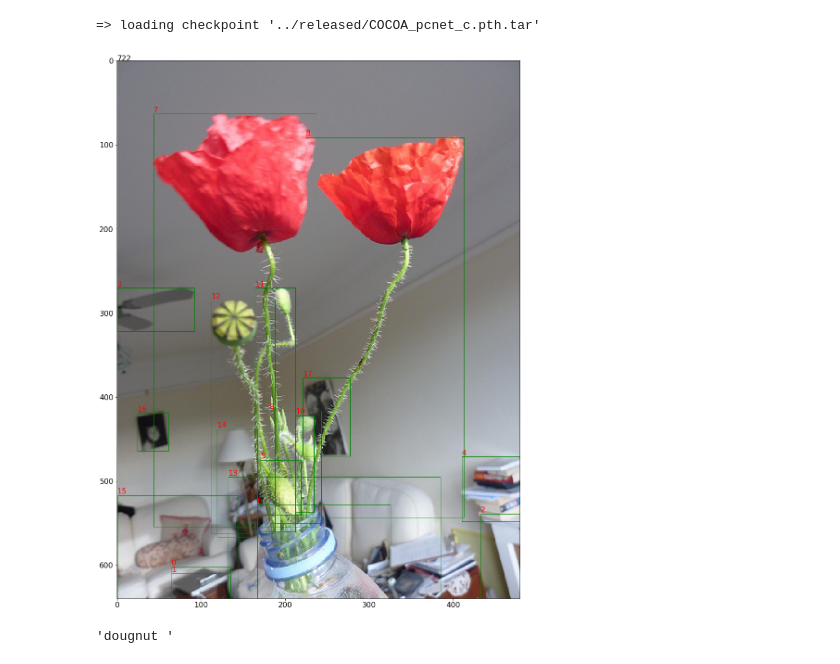
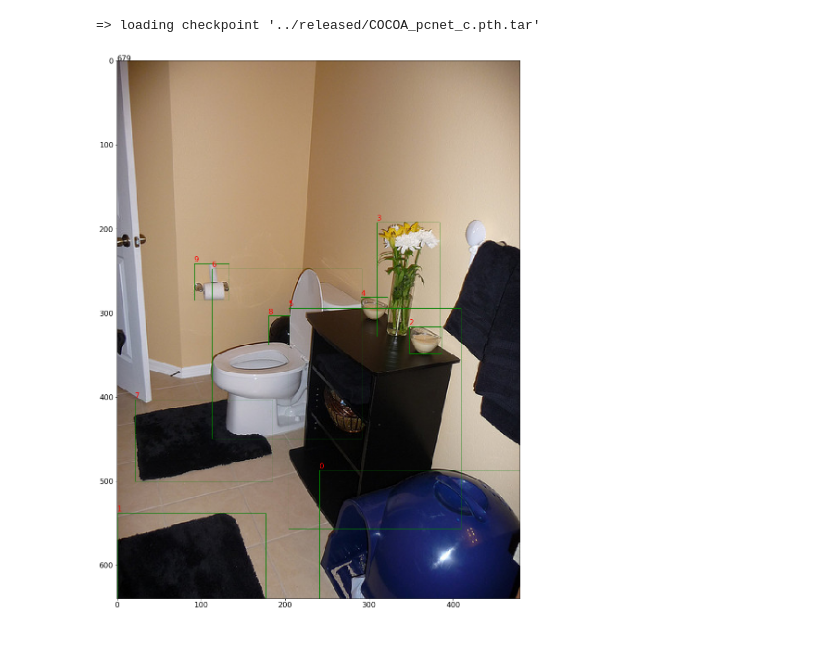
Before and after one commit to XiaohangZhan/deocclusion, a Jupyter notebook: demos/demo_cocoa.ipynb, the cells around one changed output. Cells and saved outputs as stored; diff of their text form; code cells hidden in the pictures.

```diff
--- a/demos/demo_cocoa.ipynb
+++ b/demos/demo_cocoa.ipynb
@@ -30,5 +28,20 @@ pydensecrf not installed
 # %%
-#
+# functions
+
+def read_annot(fn, h, w):
+    with open(fn, 'r') as f:
+        ann = json.load(f)
+    ret_modal, ret_bboxes, ret_category, ret_amodal = [], [], [], []
+    for reg in ann['regions']:
+        modal, bbox, category = read_COCOA(reg, h, w)
+        ret_modal.append(modal)
+        ret_bboxes.append(bbox)
+        ret_category.append(category)
+        amodal = maskUtils.decode(maskUtils.merge(
+            maskUtils.frPyObjects([reg['segmentation']], h, w)))
+        ret_amodal.append(amodal)
+    return np.array(ret_modal), np.array(ret_category), np.array(ret_bboxes), np.array(ret_amodal)
+
 def simple_inpaint(pcnetc, rgb, input_size, invisible_mask, dilate, bbox=None):
     h, w = rgb.shape[:2]
     if bbox is None:
@@ -123,56 +137,26 @@ matting_model = Matting(
     'GCAMatting/config/gca-dist-all-data.toml',
     'GCAMatting/checkpoints/gca-dist-all-data/gca-dist-all-data.pth')
 # %%
-img_idx = np.random.choice(data_reader.get_image_length())
-# img_idx = 86 # good example 10,11,12,13,14
-# img_idx = 103 # good 9
-# img_idx = 106 # good 31,32
-# img_idx = 142 # good 11
-# img_idx = 650 # complicated
-# img_idx = 703 # intro
-# img_idx = 408 # 1,6,7,5,8
-# img_idx = 482 # 0.5
-# img_idx = 29 # 1,2,3,6
-# img_idx = 11
-# img_idx = 679
-# img_idx = 376
-# img_idx = 141
-# train
-# img_idx = 324
-# img_idx = 37
-
-# get an image
-# img_idx = 5785
-#unwanted_objects = np.array([11, 12])
-
-modal, category, ori_bboxes, amodal_gt, image_fn = data_reader.get_image_instances(
-    img_idx, with_gt=True, ignore_stuff=True)
-
-#ind = np.setdiff1d(np.arange(modal.shape[0]), unwanted_objects)
-#modal, category, ori_bboxes, amodal_gt = modal[ind,...], category[ind], ori_bboxes[ind,...], amodal_gt[ind,...]
-
-img_path = os.path.join(img_root, image_fn)
-img = Image.open(img_path)
+img_idx = 679 #
+image_fn = 'demo_data/COCOA/{}.jpg'.format(img_idx)
+annot_fn = 'demo_data/COCOA/{}.json'.format(img_idx)
+img = Image.open(image_fn)
 image = np.array(img)
 height, width = img.height, img.width
+
+modal, category, ori_bboxes, amodal_gt = read_annot(annot_fn, height, width)
+
 plt.figure(figsize=(16, 16./width*height))
 plt.imshow(img)
 plt.text(0, 0, str(img_idx))
 ax = plt.gca()
 for i, bbox in enumerate(ori_bboxes):
     rect = patches.Rectangle(bbox[:2], bbox[2], bbox[3], linewidth=1, edgecolor='g', facecolor='none')
     ax.add_patch(rect)
     ax.text(bbox[0], bbox[1]-2, str(i), color='r')
 plt.show()
 # %% [output]
-[figure, old version]
+[figure, new version]
-# %%
-# save
-modal, category, ori_bboxes, amodal_gt, image_fn, anns = data_reader.get_image_instances(
-    img_idx, with_gt=True, ignore_stuff=True, with_anns=True)
-anns['regions'][2]['name']
-# %% [output]
-'dougnut '
 # %%
 # infer ordering
 # ind=range(10)
```
Also changed, not shown: parts of 7 cells of this notebook, 13 other files.
